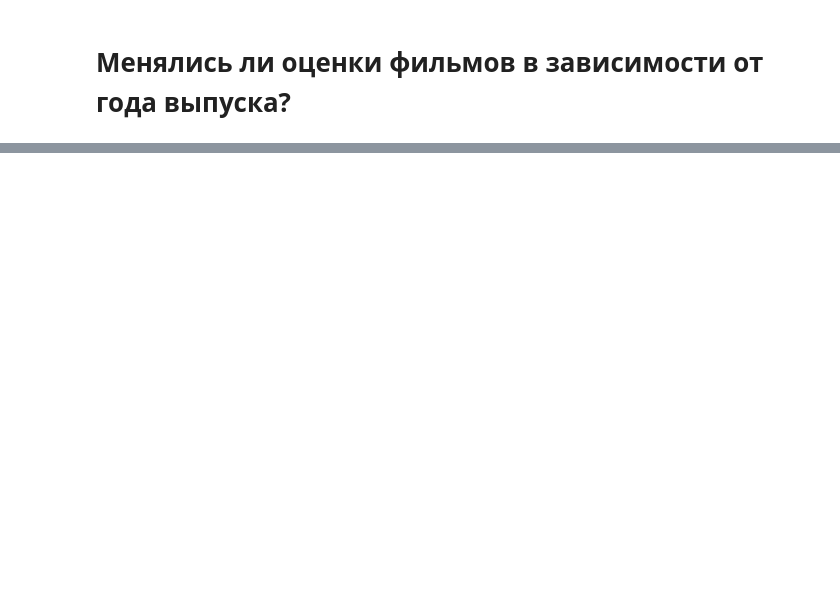
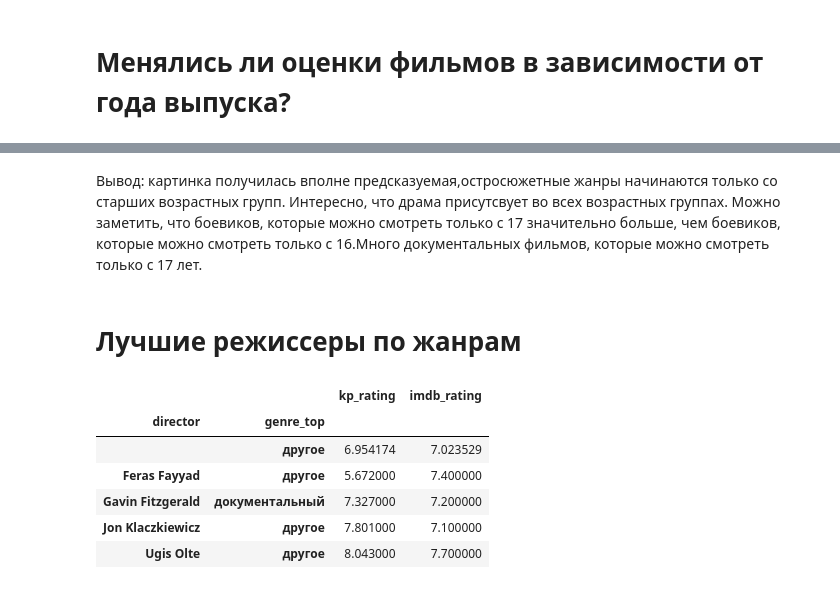
Before and after one commit to Vikykysha/o_hm, a Jupyter notebook: 1/data_gathering/data_gathering/Untitled.ipynb, the cells around one changed output, grey strips where cells are left out. Drawn from its saved outputs; the diff is of its cells as text; code cells hidden in the pictures; blank space fills up the shorter version.

```diff
--- a/1/data_gathering/data_gathering/Untitled.ipynb
+++ b/1/data_gathering/data_gathering/Untitled.ipynb
@@ -362,3 +372,19 @@ fig = go.Figure(data=data, layout=layout)
 iplot(fig)
 # %% [output]
 [interactive output not drawn]
+# %% [markdown]
+Вывод: картинка получилась вполне предсказуемая,остросюжетные жанры начинаются только со старших возрастных групп. Интересно, что драма присутсвует во всех возрастных группах. Можно заметить, что боевиков, которые можно смотреть только с 17 значительно больше, чем боевиков, которые можно смотреть только с 16.Много документальных фильмов, которые можно смотреть только с 17 лет.
+# %% [markdown]
+# Лучшие режиссеры по жанрам
+# %%
+df_director = movie_data_df.groupby(['director','genre_top'])[['kp_rating','imdb_rating']].mean()
+# %%
+df_director.head()
+# %% [output]
+|  |  | kp_rating | imdb_rating |
+| director | genre_top |  |  |
+|  | другое | 6.954174 | 7.023529 |
+| Feras Fayyad | другое | 5.672000 | 7.400000 |
+| Gavin Fitzgerald | документальный | 7.327000 | 7.200000 |
+| Jon Klaczkiewicz | другое | 7.801000 | 7.100000 |
+| Ugis Olte | другое | 8.043000 | 7.700000 |
```
Also changed, not shown: parts of 21 cells of this notebook.
